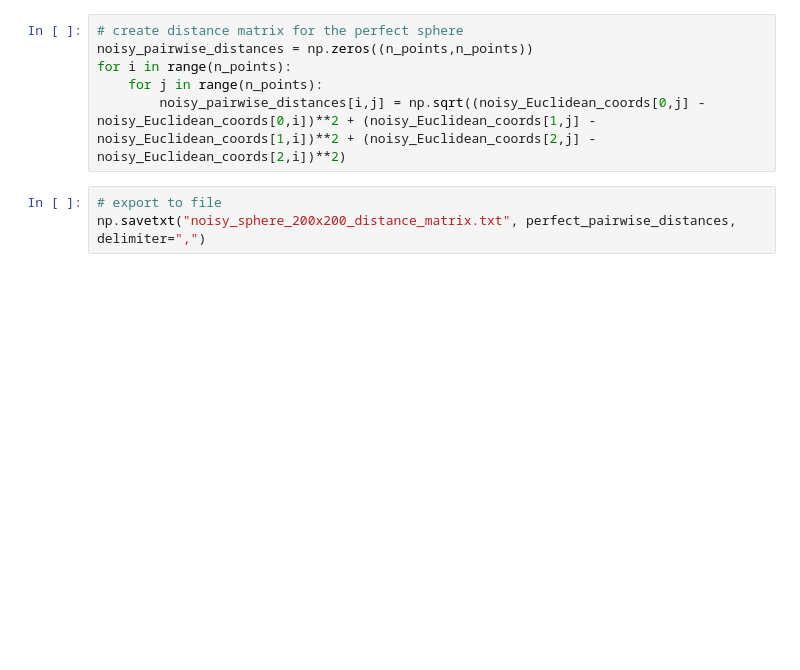
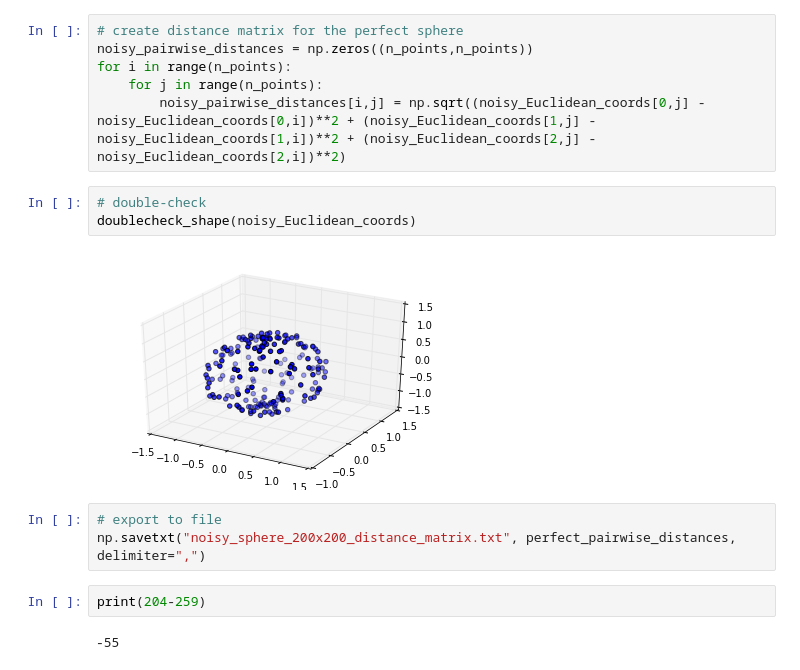
Before and after one commit to carlhenrikrolf/topology_immersion_Henrik, a Jupyter notebook: exercise_2/Sphere.ipynb, the cells around one changed output. Cells and saved outputs as stored; diff of their text form; blank space fills up the shorter version.

```diff
--- a/exercise_2/Sphere.ipynb
+++ b/exercise_2/Sphere.ipynb
@@ -53,6 +66,15 @@ noisy_pairwise_distances = np.zeros((n_points,n_points))
 for i in range(n_points):
     for j in range(n_points):
         noisy_pairwise_distances[i,j] = np.sqrt((noisy_Euclidean_coords[0,j] - noisy_Euclidean_coords[0,i])**2 + (noisy_Euclidean_coords[1,j] - noisy_Euclidean_coords[1,i])**2 + (noisy_Euclidean_coords[2,j] - noisy_Euclidean_coords[2,i])**2)
+# %%
+# double-check
+doublecheck_shape(noisy_Euclidean_coords)
+# %% [output]
+[figure, added]
 # %%
 # export to file
 np.savetxt("noisy_sphere_200x200_distance_matrix.txt", perfect_pairwise_distances, delimiter=",")
+# %%
+print(204-259)
+# %% [output]
+-55
```
Also changed, not shown: parts of 2 cells of this notebook, 1 other file.
